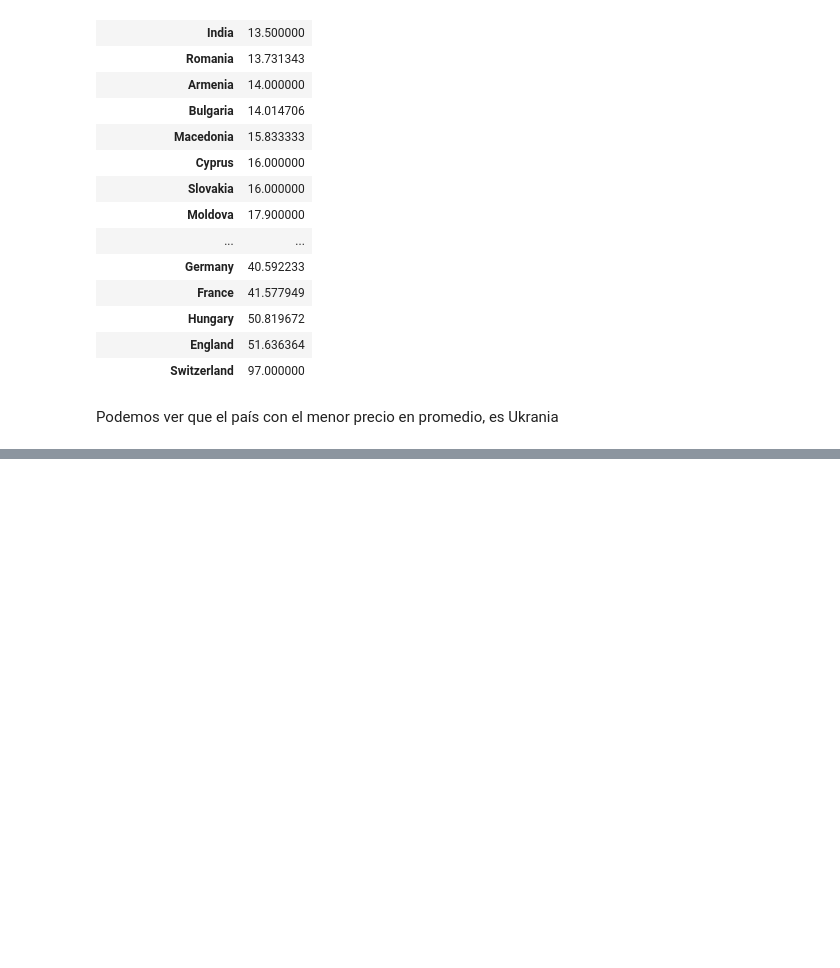
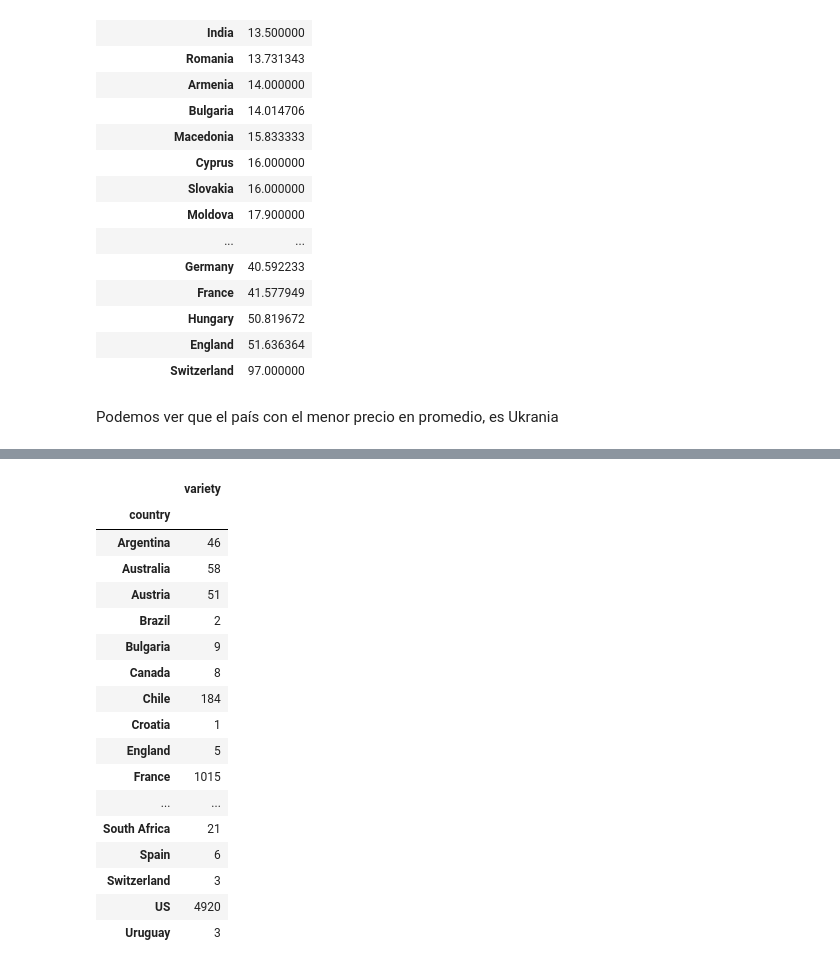
Before and after one commit to R3dMercenary/Libretas_Python_MCD_2024, a Jupyter notebook: intro_pandas.ipynb, the cells around one changed output, grey strips where cells are left out. Cells and saved outputs as stored; diff of their text form; code cells hidden in the pictures; blank space fills up the shorter version.

```diff
--- a/intro_pandas.ipynb
+++ b/intro_pandas.ipynb
@@ -637,2 +659,24 @@ la cantidad de vinos con descripción pitera son 32824
 # %%
 # ¿Cuantos vinos diferentes de la variedad *Pinot Noir* hay por cada país?
+df_pinot_noir=df_vinos.loc[ df_vinos['variety'].str.contains('Pinot Noir') ,['variety','country']]
+df_pinot_noir
+df_pinot_noir.groupby('country').count()
+# %% [output]
+|  | variety |
+| country |  |
+| Argentina | 46 |
+| Australia | 58 |
+| Austria | 51 |
+| Brazil | 2 |
+| Bulgaria | 9 |
+| Canada | 8 |
+| Chile | 184 |
+| Croatia | 1 |
+| England | 5 |
+| France | 1015 |
+| ... | ... |
+| South Africa | 21 |
+| Spain | 6 |
+| Switzerland | 3 |
+| US | 4920 |
+| Uruguay | 3 |
```
Also changed, not shown: parts of 5 cells of this notebook.
